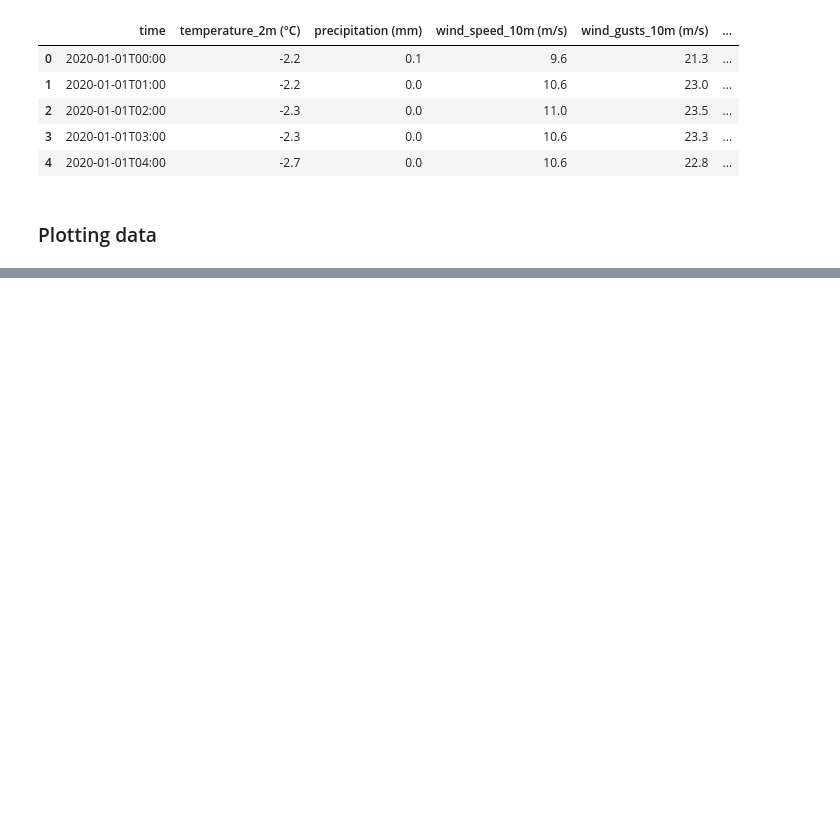
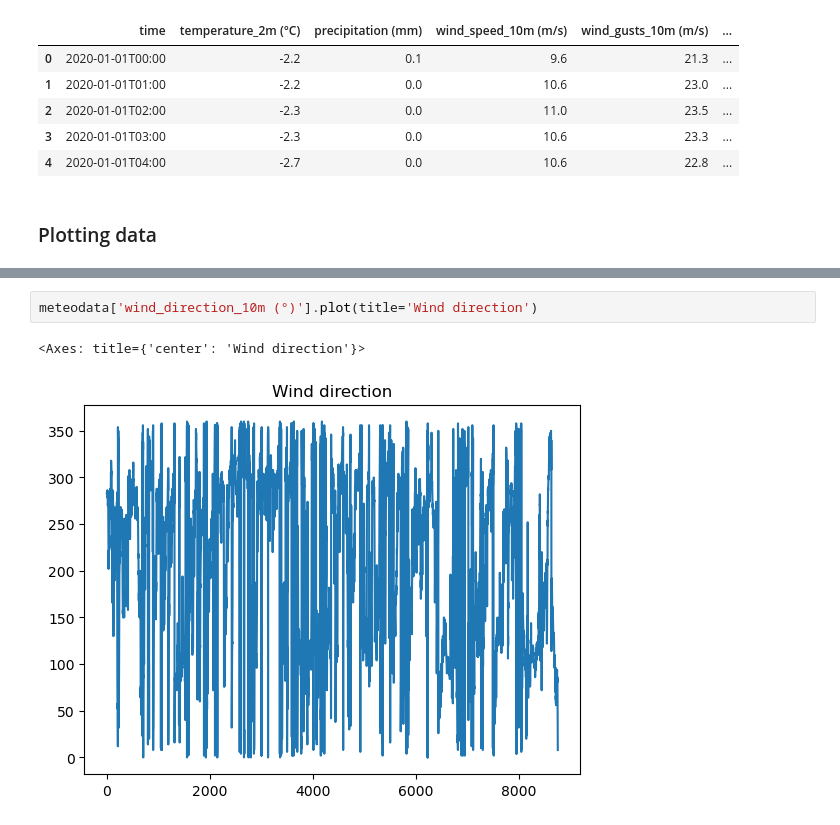
Before and after one commit to Satheris/IND320_SMAA, a Jupyter notebook: project/_.ipynb, the cells around one changed output, grey strips where cells are left out. Saved outputs shown, nothing was run; the diff lists cells and outputs as text; blank space fills up the shorter version.

```diff
--- a/project/_.ipynb
+++ b/project/_.ipynb
@@ -35,0 +58,5 @@ meteodata.head()
+# %%
+meteodata['wind_direction_10m (°)'].plot(title='Wind direction')
+# %% [output]
+<Axes: title={'center': 'Wind direction'}>
+[figure, added]
```
Also changed, not shown: parts of 7 cells of this notebook, 1 other file.
